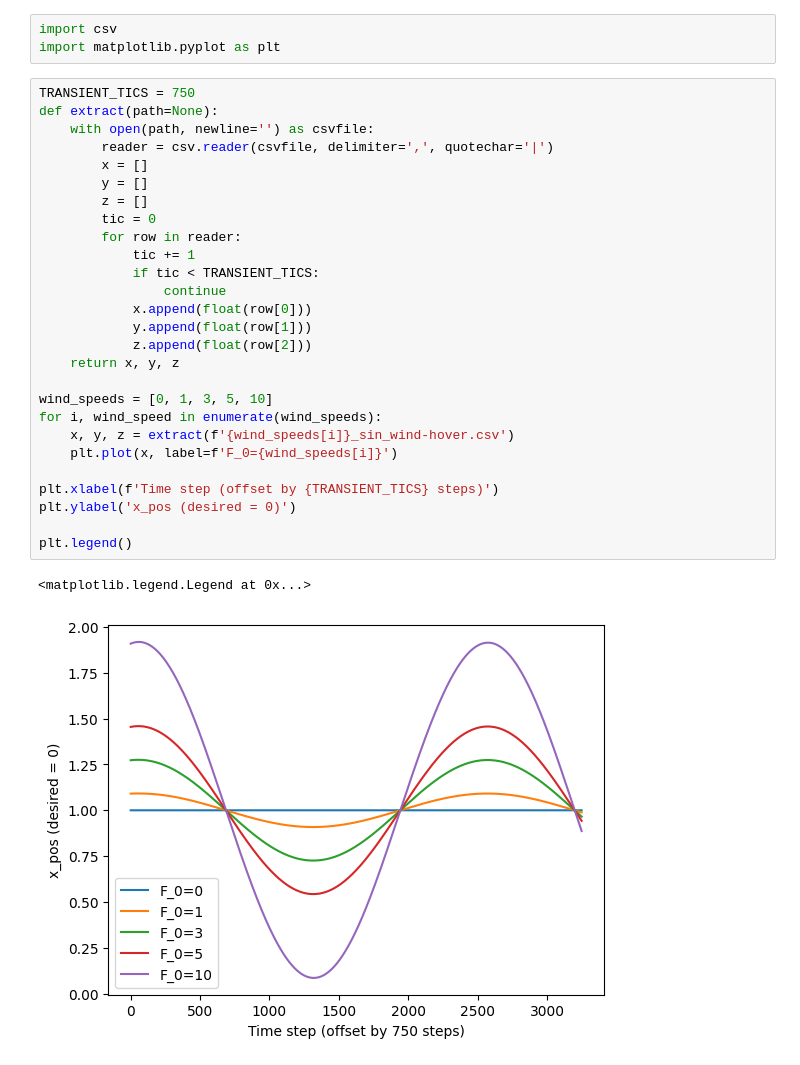
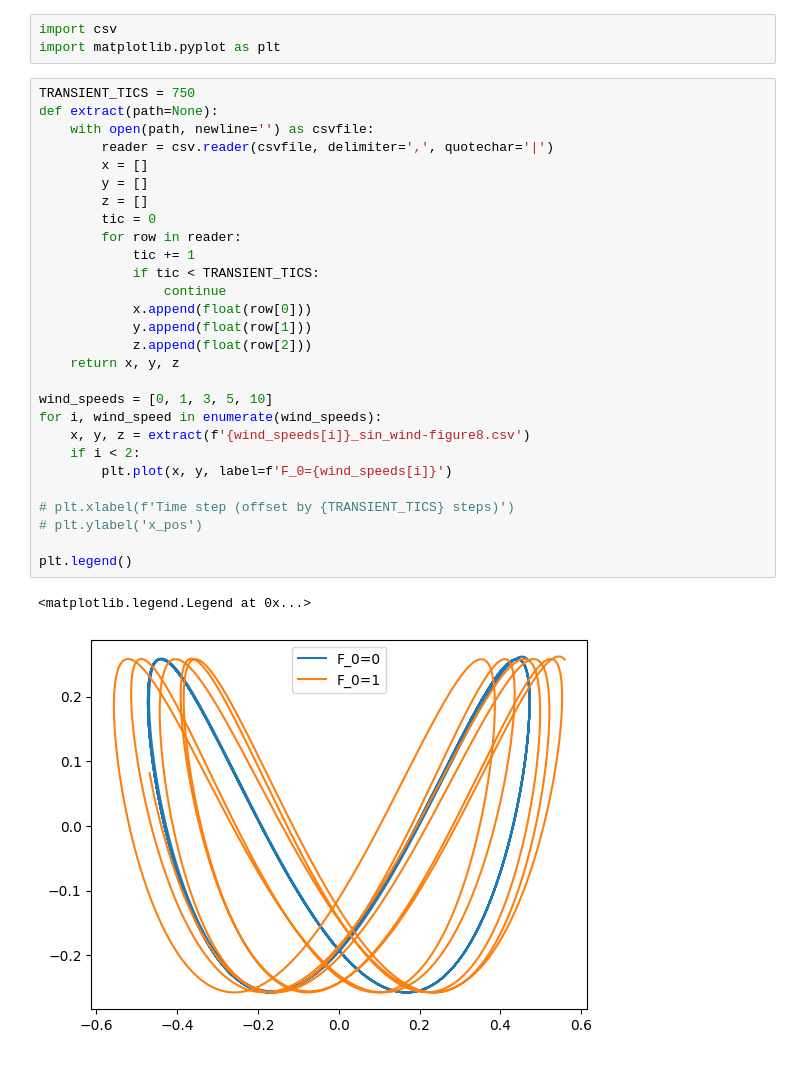
Before and after one commit to gavin-hyl/simple-quad-sim, a Jupyter notebook: data/plots.ipynb, the cells around one changed output. Cells and saved outputs as stored; diff of their text form.

```diff
--- a/data/plots.ipynb
+++ b/data/plots.ipynb
@@ -4,30 +4,31 @@ import matplotlib.pyplot as plt
 # %%
 TRANSIENT_TICS = 750
 def extract(path=None):
     with open(path, newline='') as csvfile:
         reader = csv.reader(csvfile, delimiter=',', quotechar='|')
         x = []
         y = []
         z = []
         tic = 0
         for row in reader:
             tic += 1
             if tic < TRANSIENT_TICS:
                 continue
             x.append(float(row[0]))
             y.append(float(row[1]))
             z.append(float(row[2]))
     return x, y, z
 
 wind_speeds = [0, 1, 3, 5, 10]
 for i, wind_speed in enumerate(wind_speeds):
-    x, y, z = extract(f'{wind_speeds[i]}_sin_wind-hover.csv')
-    plt.plot(x, label=f'F_0={wind_speeds[i]}')
+    x, y, z = extract(f'{wind_speeds[i]}_sin_wind-figure8.csv')
+    if i < 2:
+        plt.plot(x, y, label=f'F_0={wind_speeds[i]}')
 
-plt.xlabel(f'Time step (offset by {TRANSIENT_TICS} steps)')
-plt.ylabel('x_pos (desired = 0)')
+# plt.xlabel(f'Time step (offset by {TRANSIENT_TICS} steps)')
+# plt.ylabel('x_pos')
 
 plt.legend()
 # %% [output]
 <matplotlib.legend.Legend at 0x...>
-[figure, old version]
+[figure, new version]
```
Also changed, not shown: 4 other files.
